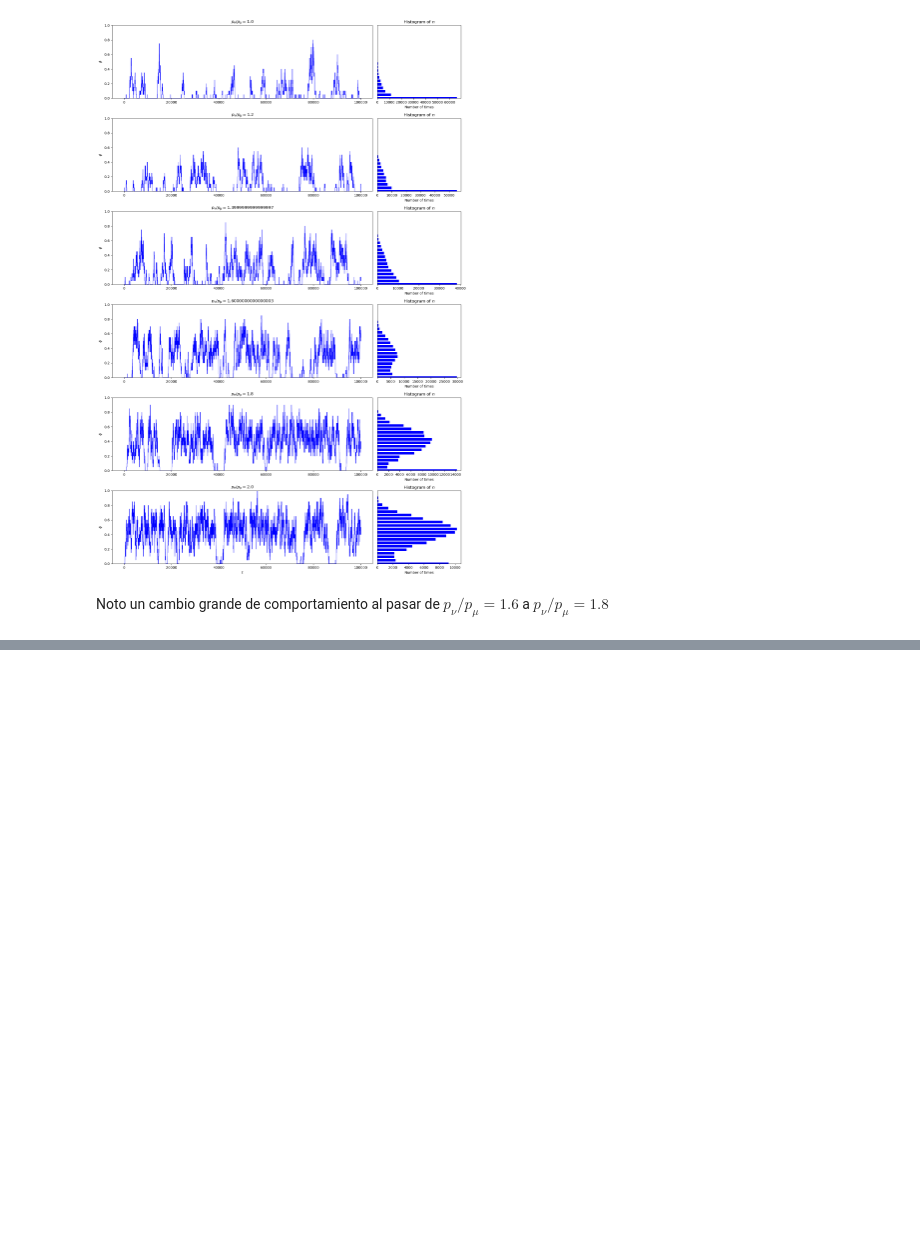
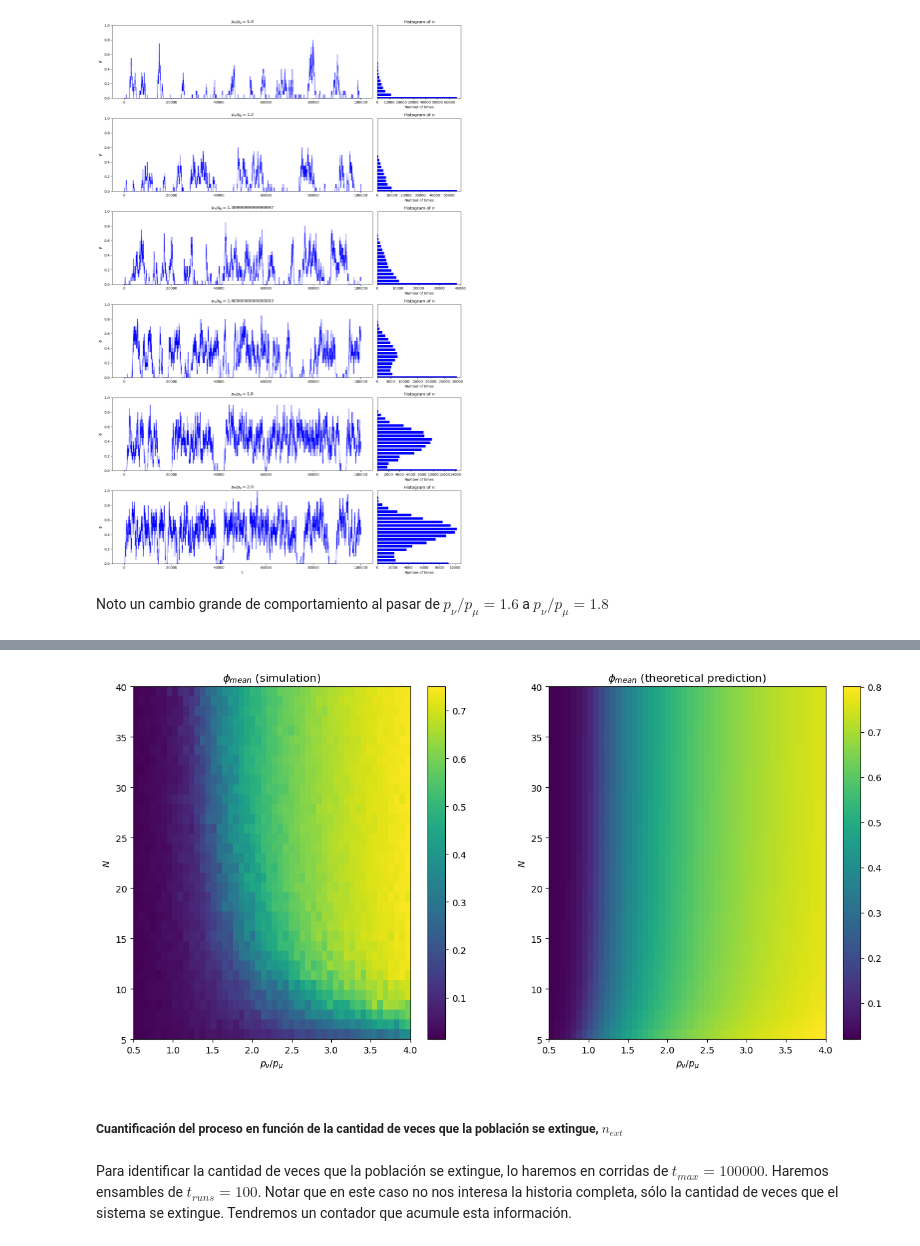
Before and after one commit to lucasmbru/masterIB, a Jupyter notebook: simulaciones/codigos/modelosPropios/populationEvolution.ipynb, the cells around one changed output, grey strips where cells are left out. Cells and saved outputs as stored; diff of their text form; code cells hidden in the pictures; blank space fills up the shorter version.

```diff
--- a/simulaciones/codigos/modelosPropios/populationEvolution.ipynb
+++ b/simulaciones/codigos/modelosPropios/populationEvolution.ipynb
@@ -395,0 +499,44 @@ Para cuantificar el cambio de comportamiento se me ocurren dos cosas:
+# %%
+# Lets make a meshgrid with the dependance of the mean density of A sites with N and pnu/pmu. We will t_runs = 1 and t_max = 100000.
+t_runs = 1
+t_max = 250000
+Ns = np.array(range(5, 41, 1))
+pnus = np.linspace(0.5, 4, 50)*pmu
+
+phi_mean = np.zeros((len(Ns), len(pnus)))
+
+for i, N in enumerate(tqdm(Ns)):
+    for j, pnu in enumerate(pnus):
+        phis = []
+        for k in range(t_runs):
+            history = population_evolution(N, n_initial, u, pmu, pnu, palpha, t_max)
+            phis.append(np.mean(history)/N)
+        phi_mean[i, j] = np.mean(phis)
+# %%
+# Plot
+
+# lets compare with the theoretical prediction
+
+fig = plt.figure(figsize=(15, 7))
+
+plt.subplot(1, 2, 1)
+plt.imshow(phi_mean, origin='lower', extent=[pnus[0]/pmu, pnus[-1]/pmu, Ns[0], Ns[-1]], aspect='auto')
+plt.colorbar()
+plt.xlabel(r"$p_\nu/p_\mu$")
+plt.ylabel(r"$N$")
+plt.title(r"$\phi_{mean}$ (simulation)")
+
+plt.subplot(1, 2, 2)
+plt.imshow(theoretical_prediction(u, Ns[:, None], pmu, pnus[None, :], palpha), origin='lower', extent=[pnus[0]/pmu, pnus[-1]/pmu, Ns[0], Ns[-1]], aspect='auto')
+plt.colorbar()
+plt.xlabel(r"$p_\nu/p_\mu$")
+plt.ylabel(r"$N$")
+plt.title(r"$\phi_{mean}$ (theoretical prediction)")
+
+plt.show()
+# %% [output]
+[figure, added]
+# %% [markdown]
+##### Cuantificación del proceso en función de la cantidad de veces que la población se extingue, $n_{ext}$
+# %% [markdown]
+Para identificar la cantidad de veces que la población se extingue, lo haremos en corridas de $t_{max} = 100000$. Haremos ensambles de $t_{runs} = 100$. Notar que en este caso no nos interesa la historia completa, sólo la cantidad de veces que el sistema se extingue. Tendremos un contador que acumule esta información.
```
Also changed, not shown: parts of 19 cells of this notebook, 1 other file.
